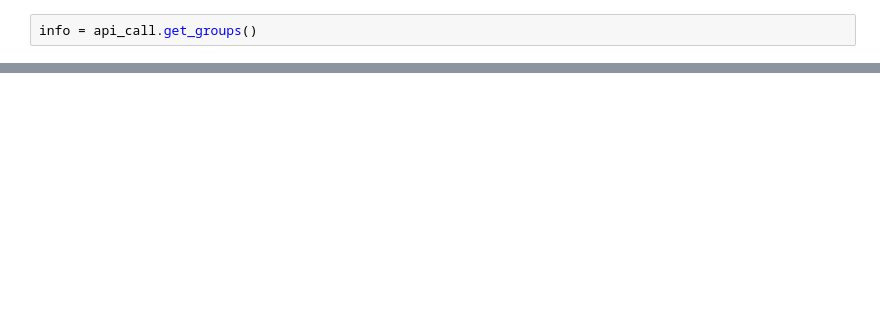
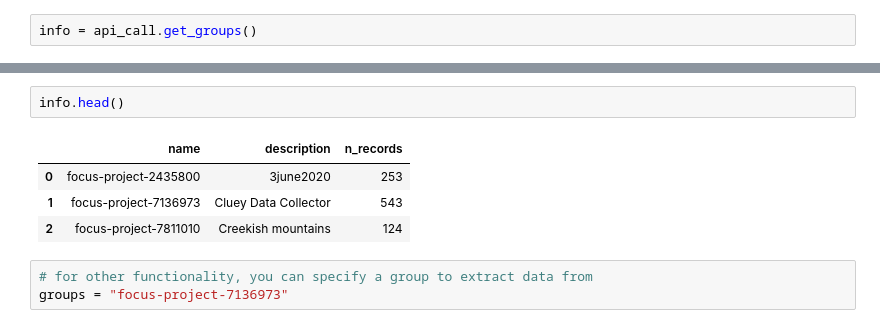
Before and after one commit to SensingClues/wildcat-api-python, a Jupyter notebook: docs/notebooks/demo_notebook.ipynb, the cells around one changed output, grey strips where cells are left out. Saved outputs shown, nothing was run; the diff lists cells and outputs as text; blank space fills up the shorter version.

```diff
--- a/docs/notebooks/demo_notebook.ipynb
+++ b/docs/notebooks/demo_notebook.ipynb
@@ -100,0 +57,10 @@ incl_geo.head()
+# %%
+info.head()
+# %% [output]
+|  | name | description | n_records |
+| 0 | focus-project-2435800 | 3june2020 | 253 |
+| 1 | focus-project-7136973 | Cluey Data Collector | 543 |
+| 2 | focus-project-7811010 | Creekish mountains | 124 |
+# %%
+# for other functionality, you can specify a group to extract data from
+groups = "focus-project-7136973"
```
Also changed, not shown: parts of 66 cells of this notebook, 23 other files.
